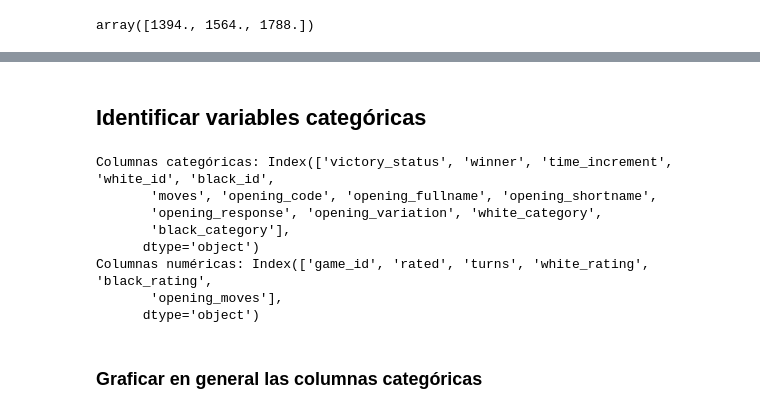
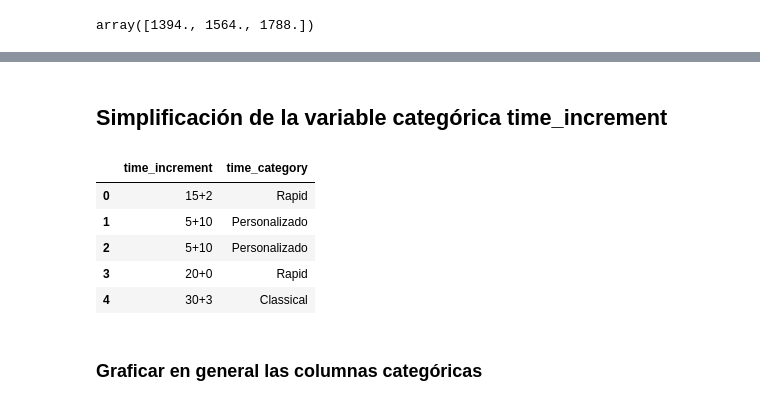
Before and after one commit to AlexNoelHdz/CHESS_openings, a Jupyter notebook: EDA.ipynb, the cells around one changed output, grey strips where cells are left out. Saved outputs shown, nothing was run; the diff lists cells and outputs as text; code cells hidden in the pictures.

```diff
--- a/EDA.ipynb
+++ b/EDA.ipynb
@@ -138,22 +145,37 @@ def categorize_rating(rating, overall_quartiles):
 # %%
 chess_data['white_category'] = chess_data['white_rating'].apply(lambda x: categorize_rating(x, overall_quartiles))
 chess_data['black_category'] = chess_data['black_rating'].apply(lambda x: categorize_rating(x, overall_quartiles))
-# %% [markdown]
-## Identificar variables categóricas
-# %%
-cat_vars = chess_data.select_dtypes(include=['object']).columns
-num_vars = chess_data._get_numeric_data().columns
-print(f"Columnas categóricas: {cat_vars}")
-print(f"Columnas numéricas: {num_vars}")
-# %% [output]
-Columnas categóricas: Index(['victory_status', 'winner', 'time_increment', 'white_id', 'black_id',
-       'moves', 'opening_code', 'opening_fullname', 'opening_shortname',
-       'opening_response', 'opening_variation', 'white_category',
-       'black_category'],
-      dtype='object')
-Columnas numéricas: Index(['game_id', 'rated', 'turns', 'white_rating', 'black_rating',
-       'opening_moves'],
-      dtype='object')
+# %% [markdown]
+## Simplificación de la variable categórica time_increment
+# %%
+# Definimos cadenas válidas para cada categoría
+bullet_times = {str(i): 'Bullet' for i in range(0, 2)}
+blitz_times = {str(i): 'Blitz' for i in range(3, 5)}
+rapid_times = {str(i): 'Rapid' for i in range(6, 30)}
+classical_times = {str(i): 'Classical' for i in range(30, 60)}
+personalizado_times = {str(i): 'Personalizado' for i in range(60, 181)}
+
+# Unimos todos los diccionarios en uno solo
+all_times = {**bullet_times, **blitz_times, **rapid_times, **classical_times, **personalizado_times}
+
+def categorize_time_base(time_increment):
+    # Separar el tiempo base y el incremento
+    time_base, _ = time_increment.split('+')
+    # Devolver la categoría correspondiente basándonos solo en el tiempo base
+    return all_times.get(time_base, 'Personalizado')
+
+# Aplicar la función para crear una nueva columna 'category'
+chess_data['time_category'] = chess_data['time_increment'].apply(categorize_time_base)
+
+# Verificar los resultados
+chess_data[['time_increment', 'time_category']].head()
+# %% [output]
+|  | time_increment | time_category |
+| 0 | 15+2 | Rapid |
+| 1 | 5+10 | Personalizado |
+| 2 | 5+10 | Personalizado |
+| 3 | 20+0 | Rapid |
+| 4 | 30+3 | Classical |
 # %% [markdown]
 ### Graficar en general las columnas categóricas
 # %%
```
Also changed, not shown: parts of 10 cells of this notebook, 28 other files.
